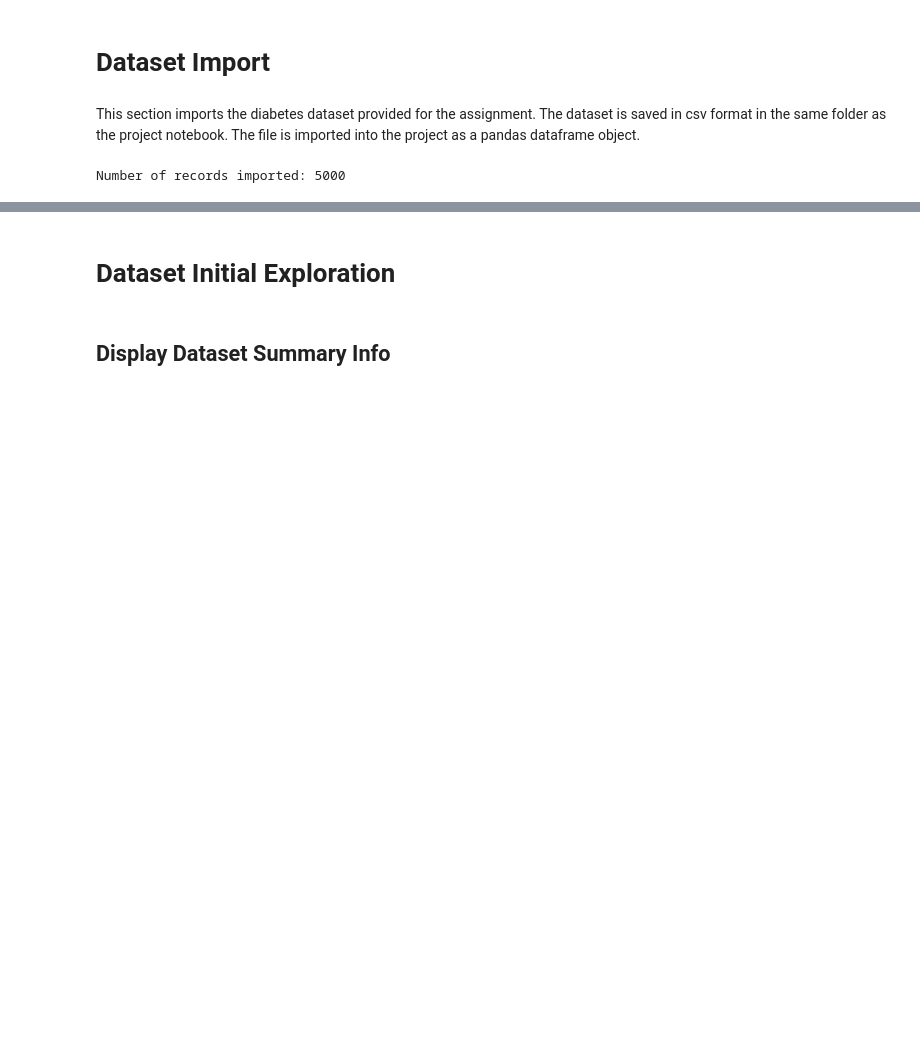
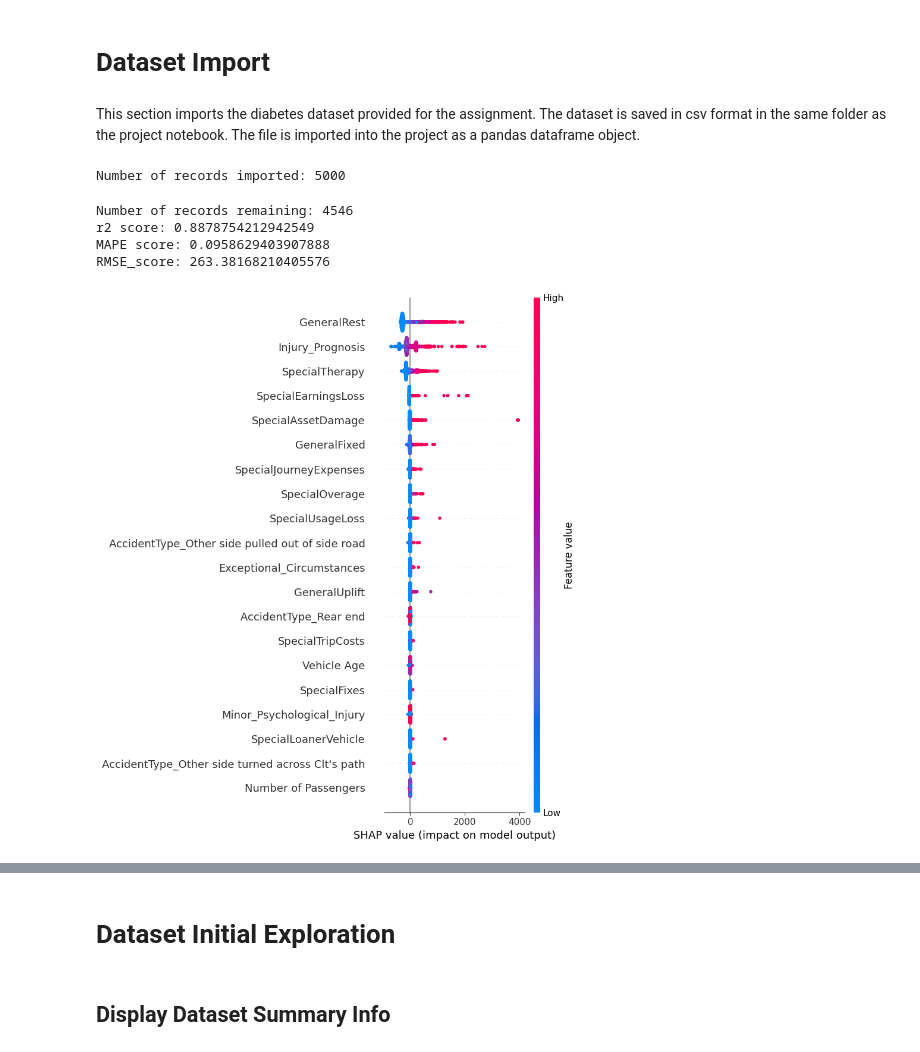
Before and after one commit to DominicEmerson/DESD-AAI-Y3-Group10, a Jupyter notebook: ML-Research/AAI-Assignment-DatasetExploration.ipynb, the cells around one changed output, grey strips where cells are left out. Drawn from its saved outputs; the diff is of its cells as text; code cells hidden in the pictures; blank space fills up the shorter version.

Commit message:
progress with data analysis

```diff
--- a/ML-Research/AAI-Assignment-DatasetExploration.ipynb
+++ b/ML-Research/AAI-Assignment-DatasetExploration.ipynb
@@ -29,0 +140,51 @@ Number of records imported: 5000
+# %%
+def calc_shap(df, model):
+    if model == 'Random Forest':
+        model = RandomForestRegressor()
+    elif model == 'Linear Regression':
+        model = LinearRegression()
+    elif model == 'Gradient Boosting':
+        model = GradientBoostingRegressor()
+    elif model == 'AdaBoost':
+        model = AdaBoostRegressor()
+    elif model == 'SVR':
+        model = SVR()
+    elif model == 'XGBoost':
+        model = xgboost.XGBRegressor()
+    elif model == 'Ridge':
+        model = Ridge()
+    elif model == 'Extra Trees':
+        model = ExtraTreesRegressor
+    else:
+        raise ValueError('Invalid model selected')
+
+    X = df.drop("SettlementValue", axis=1) # Independent variables
+    y = df.SettlementValue # Dependent variable
+
+    # Split into train and test
+    X_train, X_test, y_train, y_test = train_test_split(X, y, test_size=0.3, random_state=1)
+
+    # Train a machine learning model
+    model.fit(X_train, y_train)
+
+    # Make prediction on the testing data
+    pred = model.predict(X_test)
+
+    print(f"r2 score: {r2_score(pred, y_test)}")
+    print(f"MAPE score: {mean_absolute_percentage_error(pred, y_test)}")
+    print(f"RMSE_score: {root_mean_squared_error(pred, y_test)}")
+
+    if (model == 'SVR') or (model == 'Ridge'):
+        explainer = shap.Explainer(model.predict, X_test)
+    explainer = shap.Explainer(model)
+    shap_values = explainer.shap_values(X_test)
+    shap.summary_plot(shap_values, X_test)
+    shap.decision_plot(explainer.expected_value, shap_values, X_test.columns)
+# %%
+calc_shap(preprocess_data(ml_dataset.copy()), 'Random Forest')
+# %% [output]
+Number of records remaining: 4546
+r2 score: 0.8878754212942549
+MAPE score: 0.0958629403907888
+RMSE_score: 263.38168210405576
+[figure, added]
```
Also changed, not shown: parts of 154 cells of this notebook.
